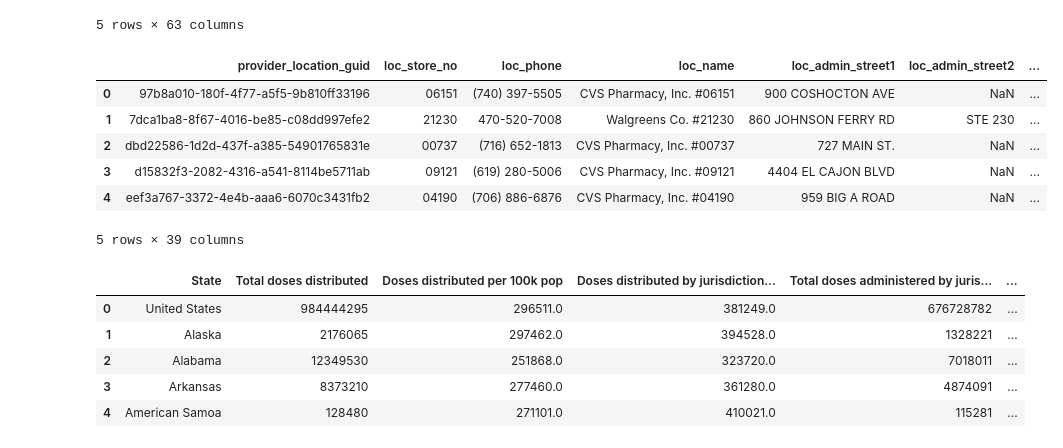
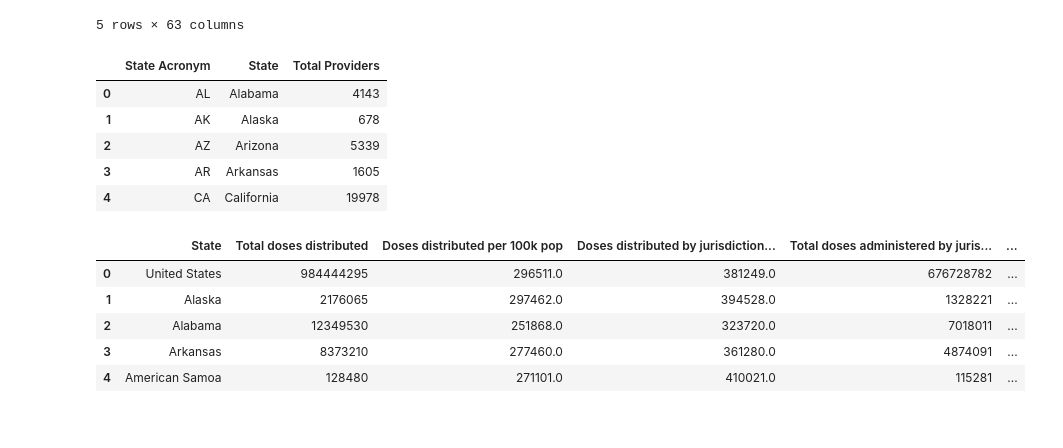
Before and after one commit to imnana18/project1_group07, a Jupyter notebook: project_files/vaccination rate vs. ages.ipynb, the cells around one changed output. Saved outputs shown, nothing was run; the diff lists cells and outputs as text; code cells hidden in the pictures.

```diff
--- a/project_files/vaccination rate vs. ages.ipynb
+++ b/project_files/vaccination rate vs. ages.ipynb
@@ -20,17 +20,16 @@ vaccine_df.head()
 | 4 | American Samoa | 128480 | 271101.0 | 410021.0 | ... |
 5 rows × 63 columns
 # %%
-file = Path("../datasets/cleaned_provider_locations.csv")
+file = Path("../datasets/provider_locations.csv")
 provider_df = pd.read_csv(file)
 provider_df.head()
 # %% [output]
-|  | provider_location_guid | loc_store_no | loc_phone | loc_name | loc_admin_street1 | loc_admin_street2 | ... |
-| 0 | 97b8a010-180f-4f77-a5f5-9b810ff33196 | 06151 | (740) 397-5505 | CVS Pharmacy, Inc. #06151 | 900 COSHOCTON AVE | NaN | ... |
-| 1 | 7dca1ba8-8f67-4016-be85-c08dd997efe2 | 21230 | 470-520-7008 | Walgreens Co. #21230 | 860 JOHNSON FERRY RD | STE 230 | ... |
-| 2 | dbd22586-1d2d-437f-a385-54901765831e | 00737 | (716) 652-1813 | CVS Pharmacy, Inc. #00737 | 727 MAIN ST. | NaN | ... |
-| 3 | d15832f3-2082-4316-a541-8114be5711ab | 09121 | (619) 280-5006 | CVS Pharmacy, Inc. #09121 | 4404 EL CAJON BLVD | NaN | ... |
-| 4 | eef3a767-3372-4e4b-aaa6-6070c3431fb2 | 04190 | (706) 886-6876 | CVS Pharmacy, Inc. #04190 | 959 BIG A ROAD | NaN | ... |
+|  | State Acronym | State | Total Providers |
+| 0 | AL | Alabama | 4143 |
+| 1 | AK | Alaska | 678 |
+| 2 | AZ | Arizona | 5339 |
+| 3 | AR | Arkansas | 1605 |
+| 4 | CA | California | 19978 |
-5 rows × 39 columns
 # %%
 renamed_vaccines = vaccine_df.rename(columns = {"Jurisdiction (State/Territory) or Federal Entity": "State"})
 renamed_vaccines.head()
```
Also changed, not shown: parts of 1 cell of this notebook, 8 other files.
